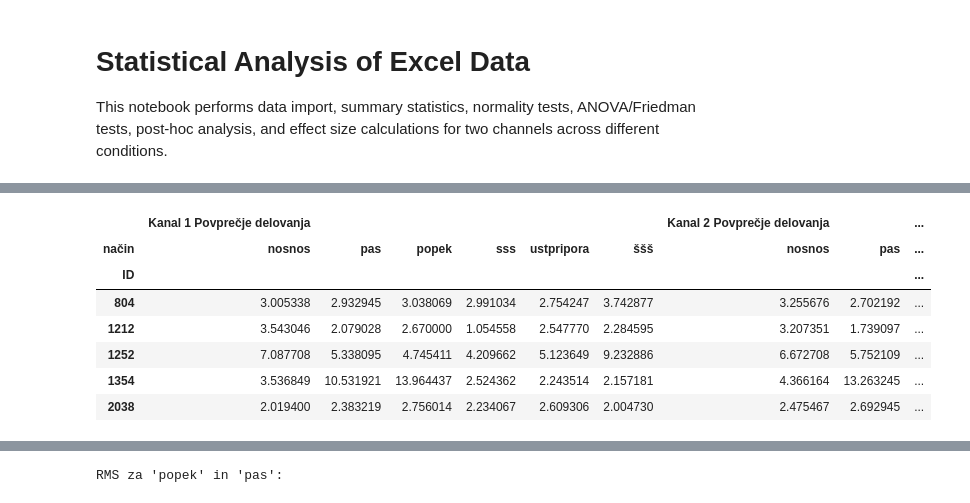
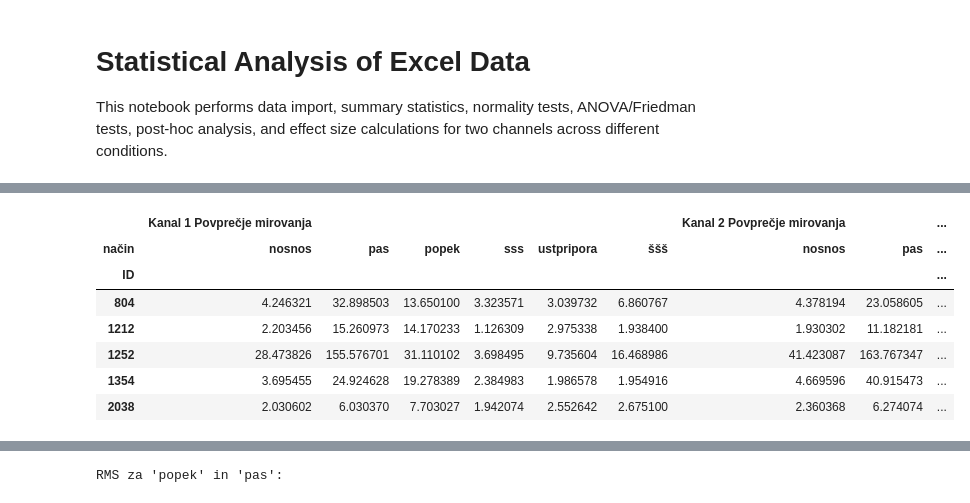
Before and after one commit to urbanog/katarina-breznik, a Jupyter notebook: main.ipynb, the cells around one changed output, grey strips where cells are left out. Drawn from its saved outputs; the diff is of its cells as text; code cells hidden in the pictures.

```diff
--- a/main.ipynb
+++ b/main.ipynb
@@ -26,23 +26,23 @@ display(df_all.head())
 # %%
 pivot_df = df_all.pivot_table(
     index=['ID'],
     columns='način',
     values=[
-        'Kanal 1 Povprečje delovanja',
-        'Kanal 2 Povprečje delovanja'
+        'Kanal 1 Povprečje mirovanja',
+        'Kanal 2 Povprečje mirovanja'
     ],
     aggfunc='first'
 )
 display(pivot_df.head())
 # %% [output]
-|  | Kanal 1 Povprečje delovanja |  |  |  |  |  | Kanal 2 Povprečje delovanja |  | ... |
+|  | Kanal 1 Povprečje mirovanja |  |  |  |  |  | Kanal 2 Povprečje mirovanja |  | ... |
 | način | nosnos | pas | popek | sss | ustpripora | ššš | nosnos | pas | ... |
 | ID |  |  |  |  |  |  |  |  | ... |
-| 804 | 3.005338 | 2.932945 | 3.038069 | 2.991034 | 2.754247 | 3.742877 | 3.255676 | 2.702192 | ... |
-| 1212 | 3.543046 | 2.079028 | 2.670000 | 1.054558 | 2.547770 | 2.284595 | 3.207351 | 1.739097 | ... |
-| 1252 | 7.087708 | 5.338095 | 4.745411 | 4.209662 | 5.123649 | 9.232886 | 6.672708 | 5.752109 | ... |
-| 1354 | 3.536849 | 10.531921 | 13.964437 | 2.524362 | 2.243514 | 2.157181 | 4.366164 | 13.263245 | ... |
-| 2038 | 2.019400 | 2.383219 | 2.756014 | 2.234067 | 2.609306 | 2.004730 | 2.475467 | 2.692945 | ... |
+| 804 | 4.246321 | 32.898503 | 13.650100 | 3.323571 | 3.039732 | 6.860767 | 4.378194 | 23.058605 | ... |
+| 1212 | 2.203456 | 15.260973 | 14.170233 | 1.126309 | 2.975338 | 1.938400 | 1.930302 | 11.182181 | ... |
+| 1252 | 28.473826 | 155.576701 | 31.110102 | 3.698495 | 9.735604 | 16.468986 | 41.423087 | 163.767347 | ... |
+| 1354 | 3.695455 | 24.924628 | 19.278389 | 2.384983 | 1.986578 | 1.954916 | 4.669596 | 40.915473 | ... |
+| 2038 | 2.030602 | 6.030370 | 7.703027 | 1.942074 | 2.552642 | 2.675100 | 2.360368 | 6.274074 | ... |
 # %%
 def calculate_rms(group):
     """Calculate RMS for each column in the group."""
```
Also changed, not shown: parts of 14 cells of this notebook, 2 other files.
